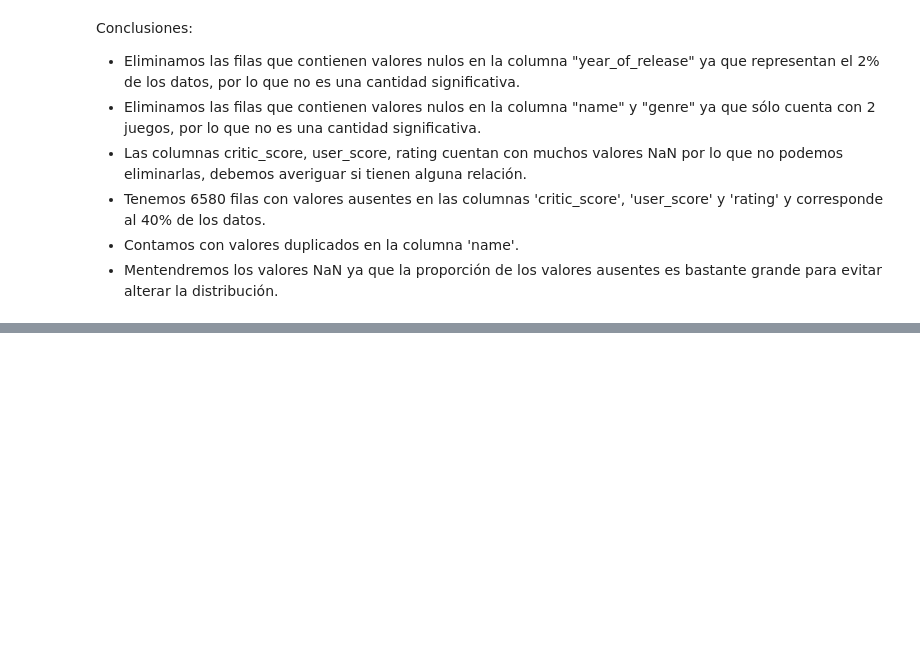
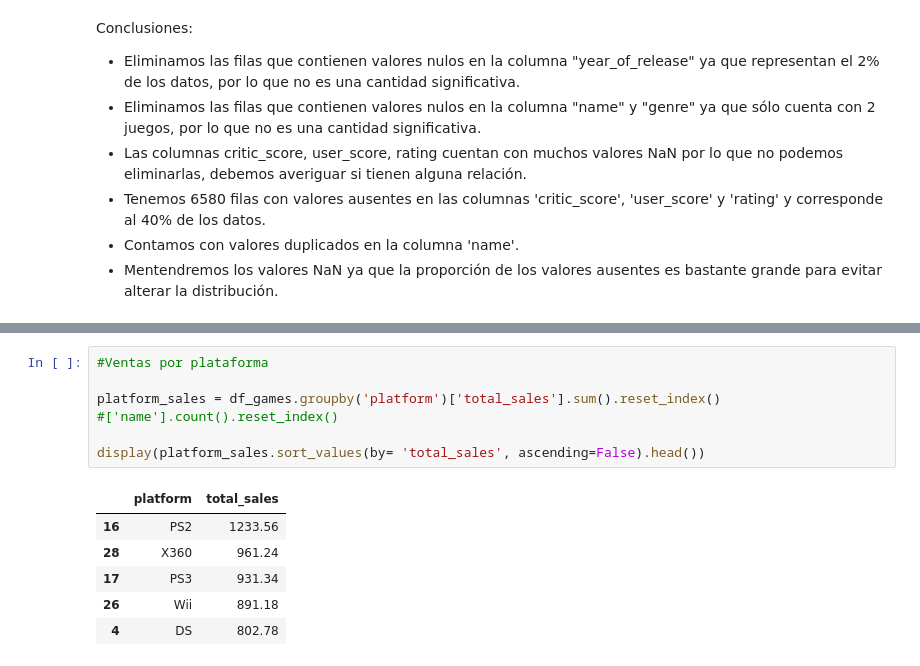
Before and after one commit to evelyn-data/proyecto_integrado, a Jupyter notebook: proyecto_games.ipynb, the cells around one changed output, grey strips where cells are left out. Drawn from its saved outputs; the diff is of its cells as text; blank space fills up the shorter version.

```diff
--- a/proyecto_games.ipynb
+++ b/proyecto_games.ipynb
@@ -239,0 +300,14 @@ Conclusiones:
+# %%
+#Ventas por plataforma
+
+platform_sales = df_games.groupby('platform')['total_sales'].sum().reset_index()
+#['name'].count().reset_index()
+
+display(platform_sales.sort_values(by= 'total_sales', ascending=False).head())
+# %% [output]
+|  | platform | total_sales |
+| 16 | PS2 | 1233.56 |
+| 28 | X360 | 961.24 |
+| 17 | PS3 | 931.34 |
+| 26 | Wii | 891.18 |
+| 4 | DS | 802.78 |
```
Also changed, not shown: parts of 9 cells of this notebook.
